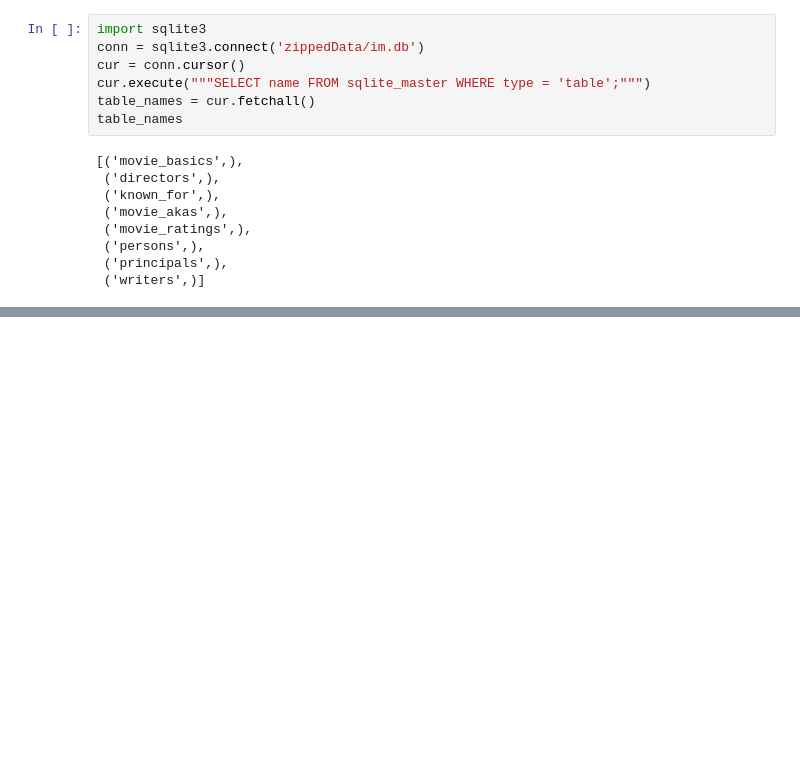
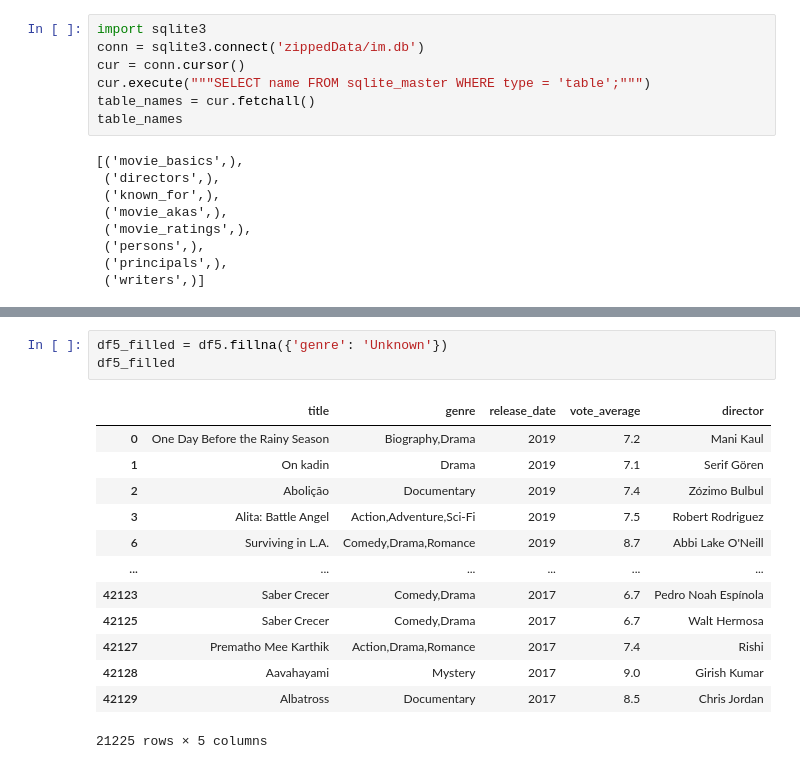
Before and after one commit to VolhaP87/Microsoft_Movie_Analysis, a Jupyter notebook: student.ipynb, the cells around one changed output, grey strips where cells are left out. Drawn from its saved outputs; the diff is of its cells as text; blank space fills up the shorter version.

```diff
--- a/student.ipynb
+++ b/student.ipynb
@@ -428,0 +409,17 @@ TypeError: list indices must be integers or slices, not str
+# %%
+df5_filled = df5.fillna({'genre': 'Unknown'})
+df5_filled
+# %% [output]
+|  | title | genre | release_date | vote_average | director |
+| 0 | One Day Before the Rainy Season | Biography,Drama | 2019 | 7.2 | Mani Kaul |
+| 1 | On kadin | Drama | 2019 | 7.1 | Serif Gören |
+| 2 | Abolição | Documentary | 2019 | 7.4 | Zózimo Bulbul |
+| 3 | Alita: Battle Angel | Action,Adventure,Sci-Fi | 2019 | 7.5 | Robert Rodriguez |
+| 6 | Surviving in L.A. | Comedy,Drama,Romance | 2019 | 8.7 | Abbi Lake O'Neill |
+| ... | ... | ... | ... | ... | ... |
+| 42123 | Saber Crecer | Comedy,Drama | 2017 | 6.7 | Pedro Noah Espínola |
+| 42125 | Saber Crecer | Comedy,Drama | 2017 | 6.7 | Walt Hermosa |
+| 42127 | Prematho Mee Karthik | Action,Drama,Romance | 2017 | 7.4 | Rishi |
+| 42128 | Aavahayami | Mystery | 2017 | 9.0 | Girish Kumar |
+| 42129 | Albatross | Documentary | 2017 | 8.5 | Chris Jordan |
+21225 rows × 5 columns
```
Also changed, not shown: parts of 13 cells of this notebook.
